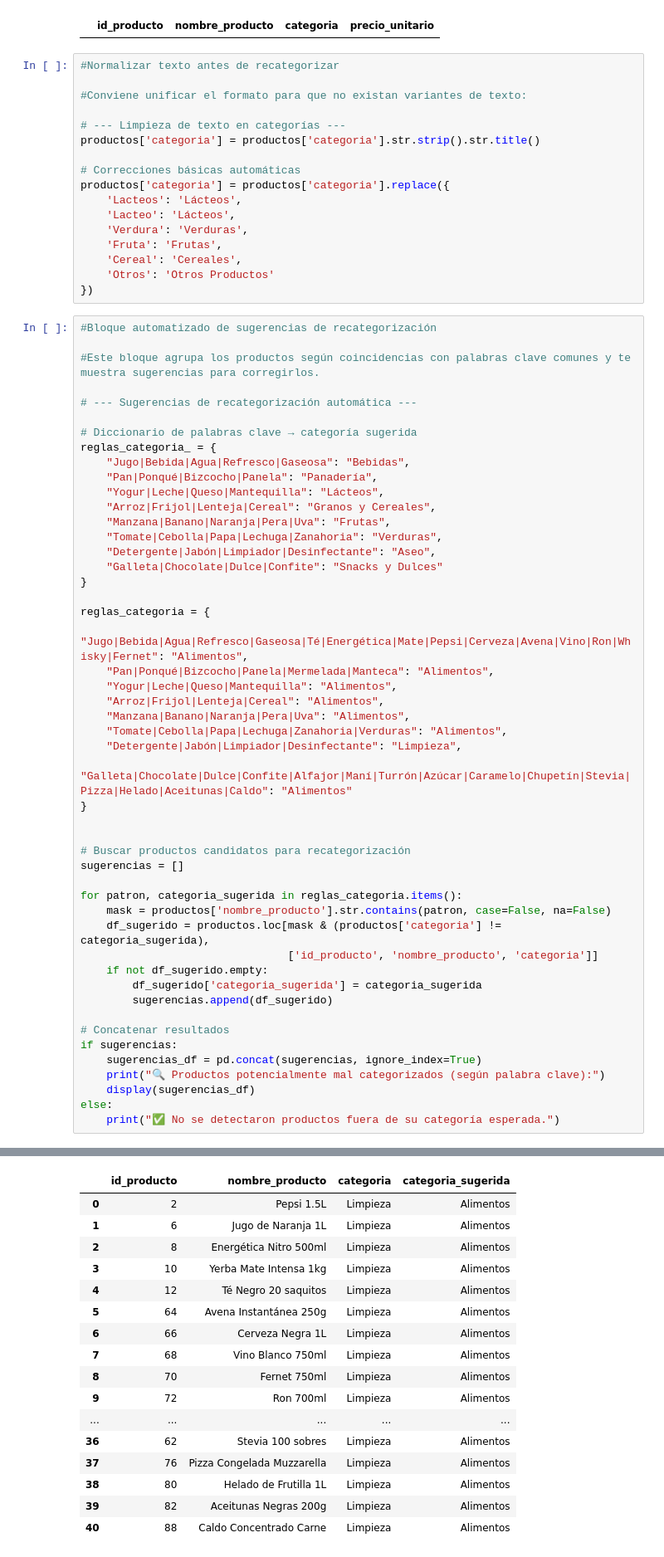
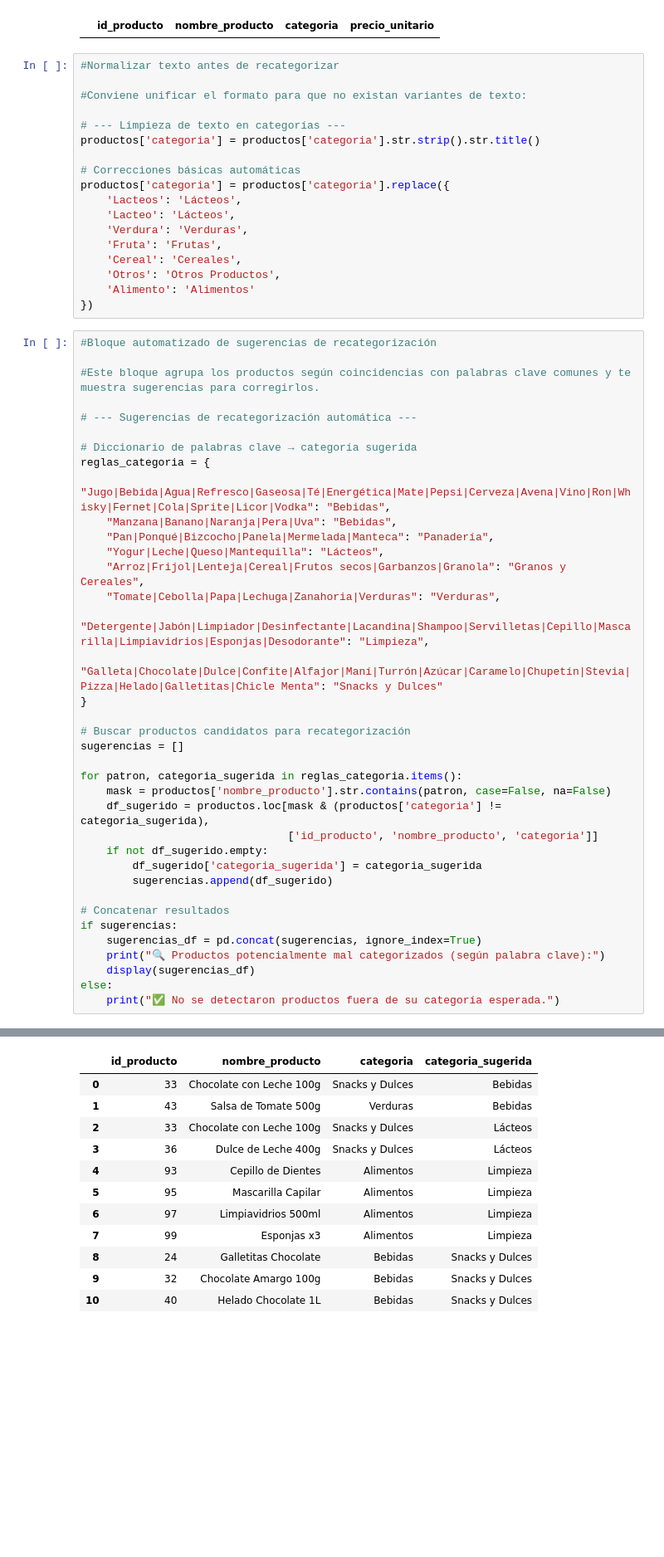
Before and after one commit to eajaramillo/guayerd_IBM, a Jupyter notebook: Edwar Jaramillo - Aurelion/main.ipynb, the cells around one changed output, grey strips where cells are left out. Shown: that part at 83% size. Cells and saved outputs as stored; diff of their text form; blank space fills up the shorter version.

```diff
--- a/Edwar Jaramillo - Aurelion/main.ipynb
+++ b/Edwar Jaramillo - Aurelion/main.ipynb
@@ -148,76 +148,60 @@ productos['categoria'] = productos['categoria'].replace({
     'Verdura': 'Verduras',
     'Fruta': 'Frutas',
     'Cereal': 'Cereales',
-    'Otros': 'Otros Productos'
+    'Otros': 'Otros Productos',
+    'Alimento': 'Alimentos'
 })
 # %%
 #Bloque automatizado de sugerencias de recategorización
 
 #Este bloque agrupa los productos según coincidencias con palabras clave comunes y te muestra sugerencias para corregirlos.
 
 # --- Sugerencias de recategorización automática ---
 
 # Diccionario de palabras clave → categoría sugerida
-reglas_categoria_ = {
-    "Jugo|Bebida|Agua|Refresco|Gaseosa": "Bebidas",
-    "Pan|Ponqué|Bizcocho|Panela": "Panadería",
+reglas_categoria = {
+    "Jugo|Bebida|Agua|Refresco|Gaseosa|Té|Energética|Mate|Pepsi|Cerveza|Avena|Vino|Ron|Whisky|Fernet|Cola|Sprite|Licor|Vodka": "Bebidas",
+    "Manzana|Banano|Naranja|Pera|Uva": "Bebidas",
+    "Pan|Ponqué|Bizcocho|Panela|Mermelada|Manteca": "Panadería",
     "Yogur|Leche|Queso|Mantequilla": "Lácteos",
-    "Arroz|Frijol|Lenteja|Cereal": "Granos y Cereales",
-    "Manzana|Banano|Naranja|Pera|Uva": "Frutas",
-    "Tomate|Cebolla|Papa|Lechuga|Zanahoria": "Verduras",
-    "Detergente|Jabón|Limpiador|Desinfectante": "Aseo",
-    "Galleta|Chocolate|Dulce|Confite": "Snacks y Dulces"
+    "Arroz|Frijol|Lenteja|Cereal|Frutos secos|Garbanzos|Granola": "Granos y Cereales",
+    "Tomate|Cebolla|Papa|Lechuga|Zanahoria|Verduras": "Verduras",
+    "Detergente|Jabón|Limpiador|Desinfectante|Lacandina|Shampoo|Servilletas|Cepillo|Mascarilla|Limpiavidrios|Esponjas|Desodorante": "Limpieza",
+    "Galleta|Chocolate|Dulce|Confite|Alfajor|Maní|Turrón|Azúcar|Caramelo|Chupetín|Stevia|Pizza|Helado|Galletitas|Chicle Menta": "Snacks y Dulces"
 }
-
-reglas_categoria = {
-    "Jugo|Bebida|Agua|Refresco|Gaseosa|Té|Energética|Mate|Pepsi|Cerveza|Avena|Vino|Ron|Whisky|Fernet": "Alimentos",
-    "Pan|Ponqué|Bizcocho|Panela|Mermelada|Manteca": "Alimentos",
-    "Yogur|Leche|Queso|Mantequilla": "Alimentos",
-    "Arroz|Frijol|Lenteja|Cereal": "Alimentos",
-    "Manzana|Banano|Naranja|Pera|Uva": "Alimentos",
-    "Tomate|Cebolla|Papa|Lechuga|Zanahoria|Verduras": "Alimentos",
-    "Detergente|Jabón|Limpiador|Desinfectante": "Limpieza",
-    "Galleta|Chocolate|Dulce|Confite|Alfajor|Maní|Turrón|Azúcar|Caramelo|Chupetín|Stevia|Pizza|Helado|Aceitunas|Caldo": "Alimentos"
-}
-
 
 # Buscar productos candidatos para recategorización
 sugerencias = []
 
 for patron, categoria_sugerida in reglas_categoria.items():
     mask = productos['nombre_producto'].str.contains(patron, case=False, na=False)
     df_sugerido = productos.loc[mask & (productos['categoria'] != categoria_sugerida),
                                 ['id_producto', 'nombre_producto', 'categoria']]
     if not df_sugerido.empty:
         df_sugerido['categoria_sugerida'] = categoria_sugerida
         sugerencias.append(df_sugerido)
 
 # Concatenar resultados
 if sugerencias:
     sugerencias_df = pd.concat(sugerencias, ignore_index=True)
     print("🔍 Productos potencialmente mal categorizados (según palabra clave):")
     display(sugerencias_df)
 else:
     print("✅ No se detectaron productos fuera de su categoría esperada.")
 # %% [output]
 🔍 Productos potencialmente mal categorizados (según palabra clave):
 |  | id_producto | nombre_producto | categoria | categoria_sugerida |
-| 0 | 2 | Pepsi 1.5L | Limpieza | Alimentos |
-| 1 | 6 | Jugo de Naranja 1L | Limpieza | Alimentos |
-| 2 | 8 | Energética Nitro 500ml | Limpieza | Alimentos |
-| 3 | 10 | Yerba Mate Intensa 1kg | Limpieza | Alimentos |
-| 4 | 12 | Té Negro 20 saquitos | Limpieza | Alimentos |
-| 5 | 64 | Avena Instantánea 250g | Limpieza | Alimentos |
-| 6 | 66 | Cerveza Negra 1L | Limpieza | Alimentos |
-| 7 | 68 | Vino Blanco 750ml | Limpieza | Alimentos |
-| 8 | 70 | Fernet 750ml | Limpieza | Alimentos |
-| 9 | 72 | Ron 700ml | Limpieza | Alimentos |
-| ... | ... | ... | ... | ... |
-| 36 | 62 | Stevia 100 sobres | Limpieza | Alimentos |
-| 37 | 76 | Pizza Congelada Muzzarella | Limpieza | Alimentos |
-| 38 | 80 | Helado de Frutilla 1L | Limpieza | Alimentos |
-| 39 | 82 | Aceitunas Negras 200g | Limpieza | Alimentos |
-| 40 | 88 | Caldo Concentrado Carne | Limpieza | Alimentos |
+| 0 | 33 | Chocolate con Leche 100g | Snacks y Dulces | Bebidas |
+| 1 | 43 | Salsa de Tomate 500g | Verduras | Bebidas |
+| 2 | 33 | Chocolate con Leche 100g | Snacks y Dulces | Lácteos |
+| 3 | 36 | Dulce de Leche 400g | Snacks y Dulces | Lácteos |
+| 4 | 93 | Cepillo de Dientes | Alimentos | Limpieza |
+| 5 | 95 | Mascarilla Capilar | Alimentos | Limpieza |
+| 6 | 97 | Limpiavidrios 500ml | Alimentos | Limpieza |
+| 7 | 99 | Esponjas x3 | Alimentos | Limpieza |
+| 8 | 24 | Galletitas Chocolate | Bebidas | Snacks y Dulces |
+| 9 | 32 | Chocolate Amargo 100g | Bebidas | Snacks y Dulces |
+| 10 | 40 | Helado Chocolate 1L | Bebidas | Snacks y Dulces |
 # %%
 #Aplicar todas las sugerencias automáticamente
 
```
Also changed, not shown: parts of 1 cell of this notebook, 16 other files.
